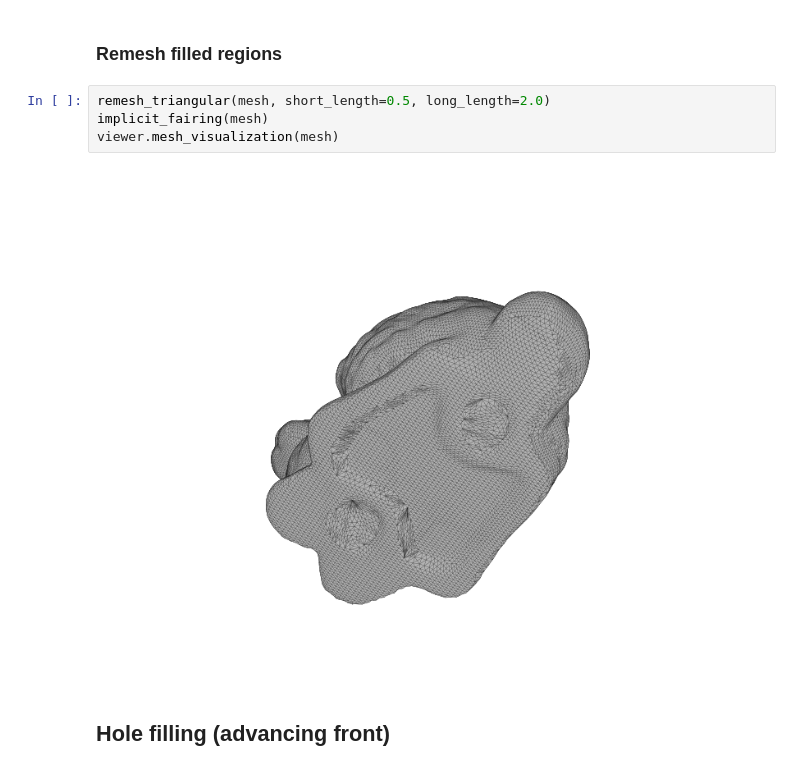
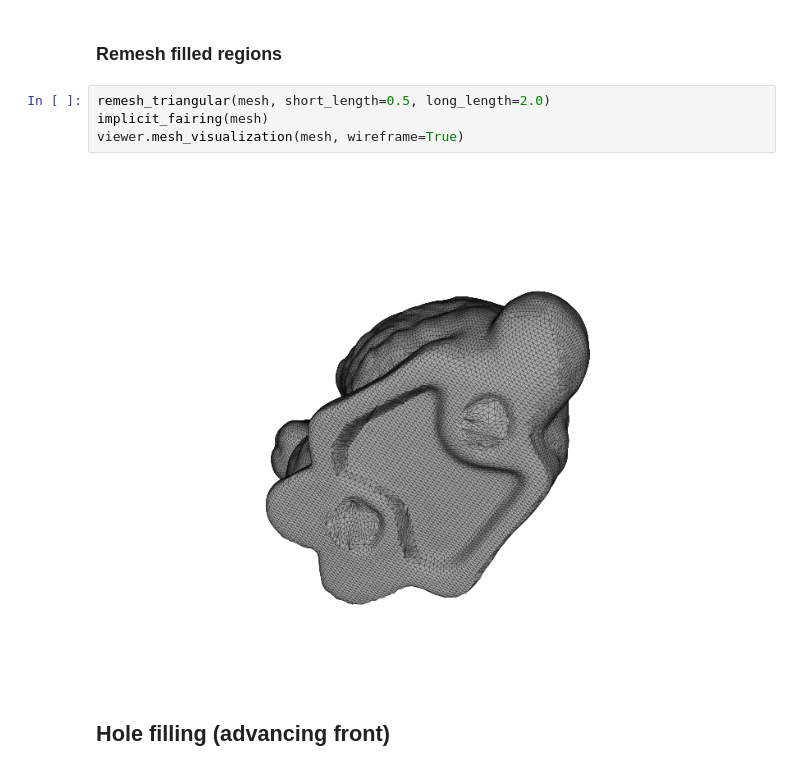
Before and after one commit to tatsy/tinymesh, a Jupyter notebook: examples/python/hole_filling.ipynb, the cells around one changed output. Saved outputs shown, nothing was run; the diff lists cells and outputs as text.

```diff
--- a/examples/python/hole_filling.ipynb
+++ b/examples/python/hole_filling.ipynb
@@ -41,9 +41,9 @@ viewer.mesh_visualization(mesh)
 # %%
 remesh_triangular(mesh, short_length=0.5, long_length=2.0)
 implicit_fairing(mesh)
-viewer.mesh_visualization(mesh)
+viewer.mesh_visualization(mesh, wireframe=True)
 # %% [output]
-[figure, old version]
+[figure, new version]
 # %% [markdown]
 ## Hole filling (advancing front)
 # %%
```
Also changed, not shown: parts of 9 cells of this notebook, 13 other files.
